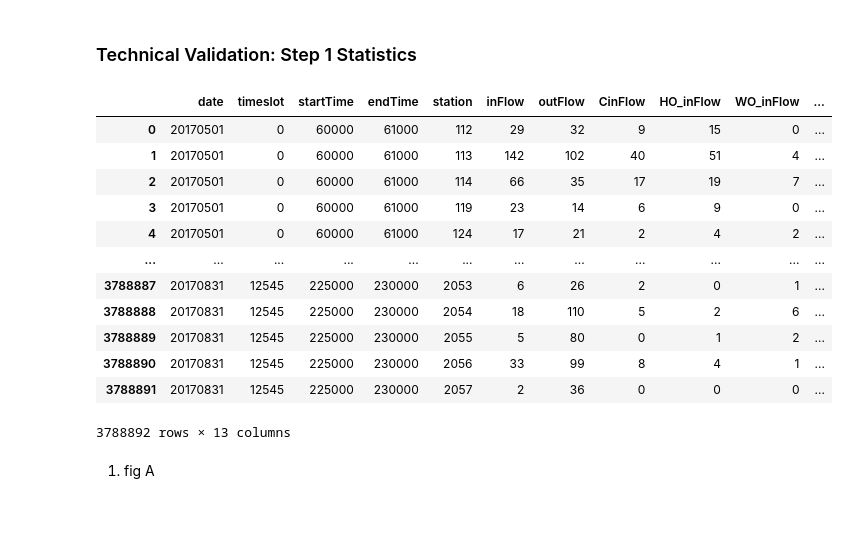
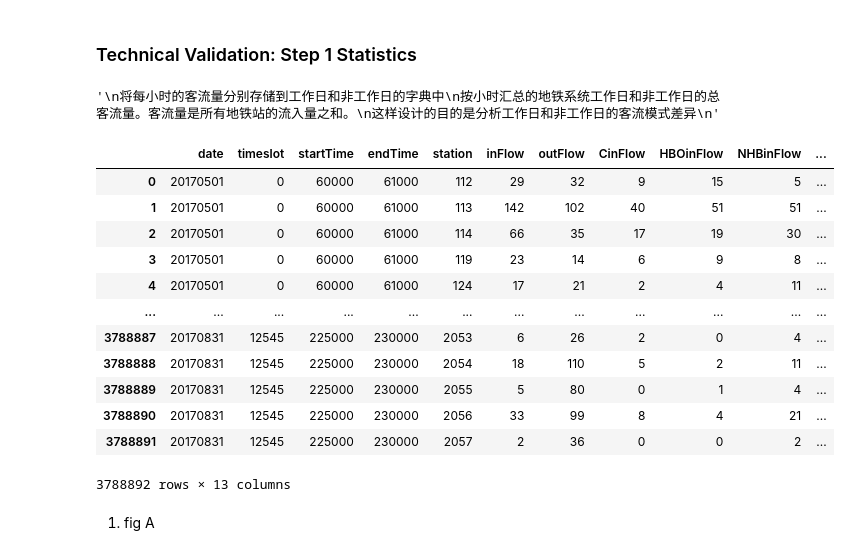
Before and after one commit to S1-19027/metro, a Jupyter notebook: Analysis/tv1_statistics.ipynb, the cells around one changed output. Cells and saved outputs as stored; diff of their text form; code cells hidden in the pictures; blank space fills up the shorter version.

```diff
--- a/Analysis/tv1_statistics.ipynb
+++ b/Analysis/tv1_statistics.ipynb
@@ -10,23 +10,30 @@ import os
 from tqdm import tqdm
 import datetime
 from chinese_calendar import is_holiday, is_workday
+"""
+将每小时的客流量分别存储到工作日和非工作日的字典中
+按小时汇总的地铁系统工作日和非工作日的总客流量。客流量是所有地铁站的流入量之和。
+这样设计的目的是分析工作日和非工作日的客流模式差异
+"""
+# %% [output]
+'\n将每小时的客流量分别存储到工作日和非工作日的字典中\n按小时汇总的地铁系统工作日和非工作日的总客流量。客流量是所有地铁站的流入量之和。\n这样设计的目的是分析工作日和非工作日的客流模式差异\n'
 # %%
-root_path = '/data6/peiyan/SH-METR/results/'
-raw_data = pd.read_csv(os.path.join(root_path, 'metroData_Demandflow_10.csv'))
+root_path = '../Data'
+raw_data = pd.read_csv(os.path.join(root_path, 'metroData_InOutFlow.csv'))
 raw_data
 # %% [output]
-|  | date | timeslot | startTime | endTime | station | inFlow | outFlow | CinFlow | HO_inFlow | WO_inFlow | ... |
-| 0 | 20170501 | 0 | 60000 | 61000 | 112 | 29 | 32 | 9 | 15 | 0 | ... |
-| 1 | 20170501 | 0 | 60000 | 61000 | 113 | 142 | 102 | 40 | 51 | 4 | ... |
-| 2 | 20170501 | 0 | 60000 | 61000 | 114 | 66 | 35 | 17 | 19 | 7 | ... |
-| 3 | 20170501 | 0 | 60000 | 61000 | 119 | 23 | 14 | 6 | 9 | 0 | ... |
-| 4 | 20170501 | 0 | 60000 | 61000 | 124 | 17 | 21 | 2 | 4 | 2 | ... |
+|  | date | timeslot | startTime | endTime | station | inFlow | outFlow | CinFlow | HBOinFlow | NHBinFlow | ... |
+| 0 | 20170501 | 0 | 60000 | 61000 | 112 | 29 | 32 | 9 | 15 | 5 | ... |
+| 1 | 20170501 | 0 | 60000 | 61000 | 113 | 142 | 102 | 40 | 51 | 51 | ... |
+| 2 | 20170501 | 0 | 60000 | 61000 | 114 | 66 | 35 | 17 | 19 | 30 | ... |
+| 3 | 20170501 | 0 | 60000 | 61000 | 119 | 23 | 14 | 6 | 9 | 8 | ... |
+| 4 | 20170501 | 0 | 60000 | 61000 | 124 | 17 | 21 | 2 | 4 | 11 | ... |
 | ... | ... | ... | ... | ... | ... | ... | ... | ... | ... | ... | ... |
-| 3788887 | 20170831 | 12545 | 225000 | 230000 | 2053 | 6 | 26 | 2 | 0 | 1 | ... |
-| 3788888 | 20170831 | 12545 | 225000 | 230000 | 2054 | 18 | 110 | 5 | 2 | 6 | ... |
-| 3788889 | 20170831 | 12545 | 225000 | 230000 | 2055 | 5 | 80 | 0 | 1 | 2 | ... |
-| 3788890 | 20170831 | 12545 | 225000 | 230000 | 2056 | 33 | 99 | 8 | 4 | 1 | ... |
-| 3788891 | 20170831 | 12545 | 225000 | 230000 | 2057 | 2 | 36 | 0 | 0 | 0 | ... |
+| 3788887 | 20170831 | 12545 | 225000 | 230000 | 2053 | 6 | 26 | 2 | 0 | 4 | ... |
+| 3788888 | 20170831 | 12545 | 225000 | 230000 | 2054 | 18 | 110 | 5 | 2 | 11 | ... |
+| 3788889 | 20170831 | 12545 | 225000 | 230000 | 2055 | 5 | 80 | 0 | 1 | 4 | ... |
+| 3788890 | 20170831 | 12545 | 225000 | 230000 | 2056 | 33 | 99 | 8 | 4 | 21 | ... |
+| 3788891 | 20170831 | 12545 | 225000 | 230000 | 2057 | 2 | 36 | 0 | 0 | 2 | ... |
 3788892 rows × 13 columns
 # %% [markdown]
 1. fig A
```
Also changed, not shown: parts of 1 cell of this notebook, 37 other files.
